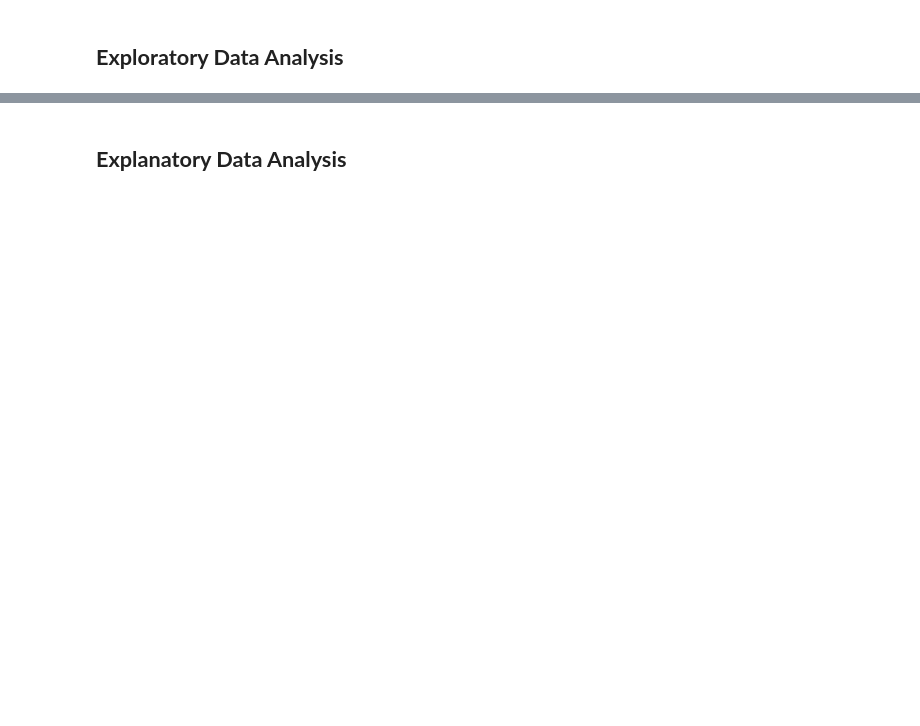
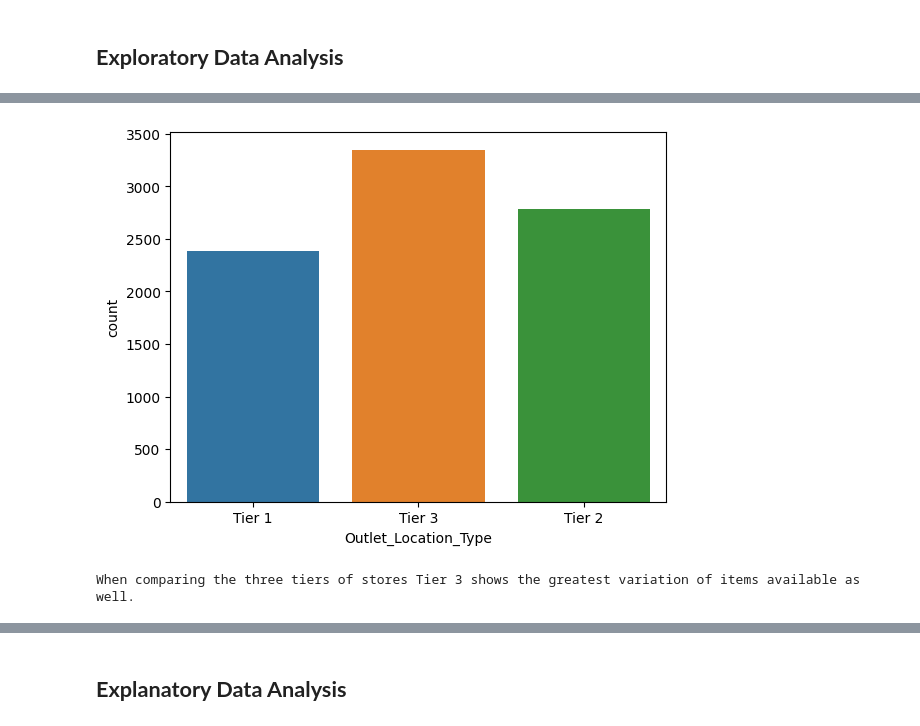
Before and after one commit to kleintjesk/Prediction-of-Product-Sales, a Jupyter notebook: Prediction_of_Product_Sales.ipynb, the cells around one changed output, grey strips where cells are left out. Cells and saved outputs as stored; diff of their text form; code cells hidden in the pictures; blank space fills up the shorter version.

```diff
--- a/Prediction_of_Product_Sales.ipynb
+++ b/Prediction_of_Product_Sales.ipynb
@@ -241,0 +278,9 @@ df.describe()
+# %%
+# Countplots to view the frequency of each class of categorial features in your dataset.
+sns.countplot(x=df["Outlet_Location_Type"]);
+# %% [output]
+[figure, added]
+# %%
+print(f'When comparing the three tiers of stores Tier 3 shows the greatest variation of items available as well.')
+# %% [output]
+When comparing the three tiers of stores Tier 3 shows the greatest variation of items available as well.
```
Also changed, not shown: parts of 12 cells of this notebook.
